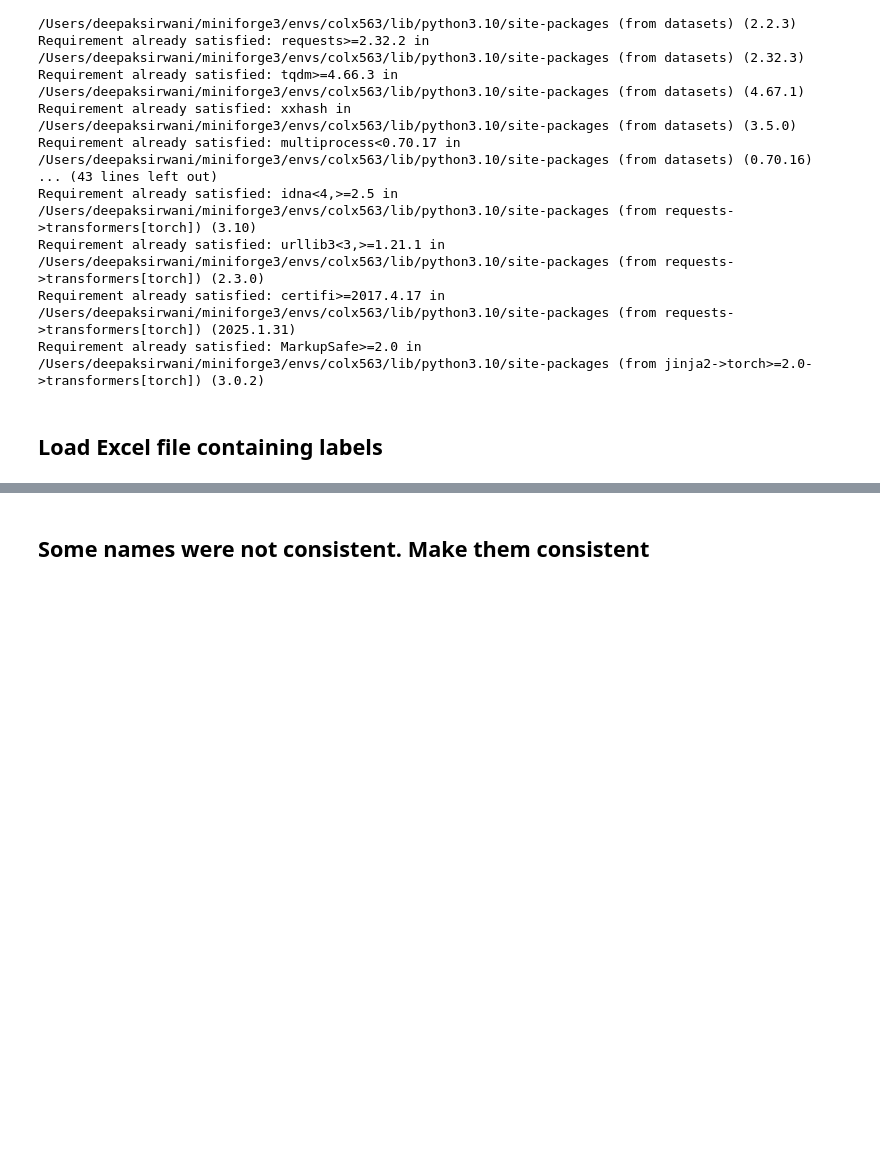
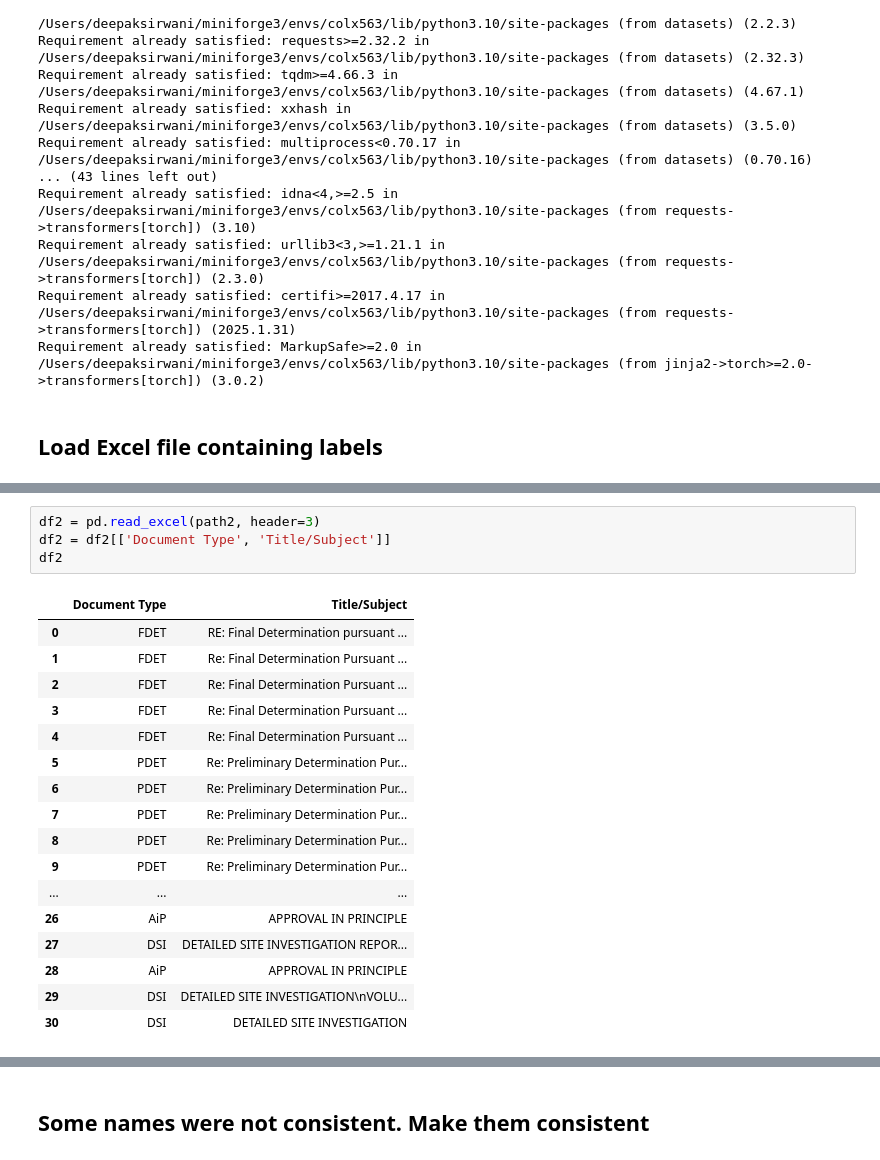
Before and after one commit to kartikwar/nr-site-tagging-pilot, a Jupyter notebook: Classify_document.ipynb, the cells around one changed output, grey strips where cells are left out. Drawn from its saved outputs; the diff is of its cells as text; blank space fills up the shorter version.

```diff
--- a/Classify_document.ipynb
+++ b/Classify_document.ipynb
@@ -39,0 +49,22 @@ df.head()
+# %%
+df2 = pd.read_excel(path2, header=3)
+df2 = df2[['Document Type', 'Title/Subject']]
+df2
+# %% [output]
+|  | Document Type | Title/Subject |
+| 0 | FDET | RE: Final Determination pursuant ... |
+| 1 | FDET | Re: Final Determination Pursuant ... |
+| 2 | FDET | Re: Final Determination Pursuant ... |
+| 3 | FDET | Re: Final Determination Pursuant ... |
+| 4 | FDET | Re: Final Determination Pursuant ... |
+| 5 | PDET | Re: Preliminary Determination Pur... |
+| 6 | PDET | Re: Preliminary Determination Pur... |
+| 7 | PDET | Re: Preliminary Determination Pur... |
+| 8 | PDET | Re: Preliminary Determination Pur... |
+| 9 | PDET | Re: Preliminary Determination Pur... |
+| ... | ... | ... |
+| 26 | AiP | APPROVAL IN PRINCIPLE |
+| 27 | DSI | DETAILED SITE INVESTIGATION REPOR... |
+| 28 | AiP | APPROVAL IN PRINCIPLE |
+| 29 | DSI | DETAILED SITE INVESTIGATION\nVOLU... |
+| 30 | DSI | DETAILED SITE INVESTIGATION |
```
Also changed, not shown: parts of 14 cells of this notebook, 1 other file.
